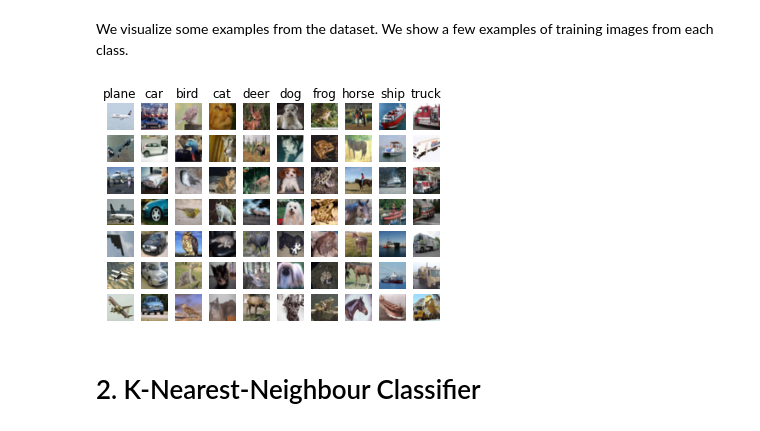
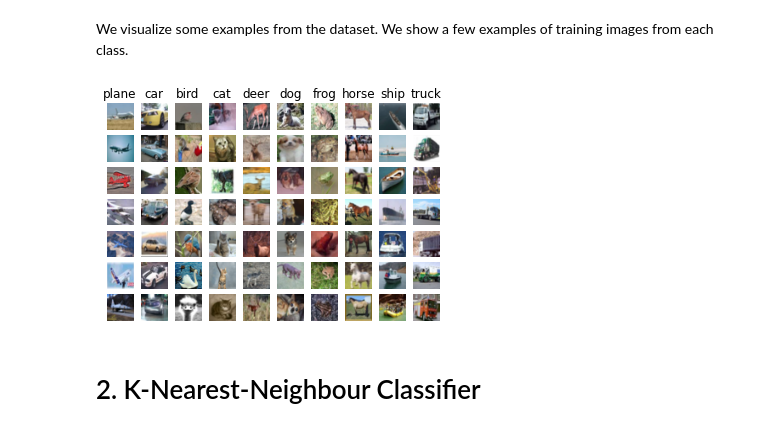
Before and after one commit to AlinkaZimmermann/hslu_deep_learning_in_vision, a Jupyter notebook: notebooks/Block 1/Jupyter Notebook Block 1 - Introduction to Image Classification.ipynb, the cells around one changed output. Cells and saved outputs as stored; diff of their text form; code cells hidden in the pictures.

```diff
--- a/notebooks/Block 1/Jupyter Notebook Block 1 - Introduction to Image Classification.ipynb
+++ b/notebooks/Block 1/Jupyter Notebook Block 1 - Introduction to Image Classification.ipynb
@@ -13,13 +3,15 @@ If you are running on Renkulab, you can skip to the next header
 # %%
+import numpy as np
+
 # function to import CIFAR-10 data set
 def unpickle(file):
     import pickle
     with open(file, 'rb') as fo:
         dict = pickle.load(fo, encoding='bytes')
     return dict
-data_batch_1 = unpickle("./Daten/data_batch_1")
-data_batch_2 = unpickle("./Daten/data_batch_2")
-data_batch_3 = unpickle("./Daten/data_batch_3")
-data_batch_4 = unpickle("./Daten/data_batch_4")
-data_batch_5 = unpickle("./Daten/data_batch_5")
-test_batch = unpickle("./Daten/test_batch")
+data_batch_1 = unpickle("./data/data_batch_1")
+data_batch_2 = unpickle("./data/data_batch_2")
+data_batch_3 = unpickle("./data/data_batch_3")
+data_batch_4 = unpickle("./data/data_batch_4")
+data_batch_5 = unpickle("./data/data_batch_5")
+test_batch = unpickle("./data/test_batch")
@@ -158,24 +143,24 @@ We show a few examples of training images from each class.
 # %%
 %matplotlib inline
 classes = ['plane', 'car', 'bird', 'cat', 'deer', 'dog', 'frog', 'horse', 'ship', 'truck']
 num_classes = len(classes)
 samples_per_class = 7
 
 
 
 for y, cls in enumerate(classes):
     idxs = np.flatnonzero(y_train == y)
     idxs = np.random.choice(idxs, samples_per_class, replace=False)
     for i, idx in enumerate(idxs):
         plt_idx = i * num_classes + y + 1
         plt.subplot(samples_per_class, num_classes, plt_idx)
-        plt.imshow(X_train[idx])
+        plt.imshow(X_train[idx].reshape((3,32,32)).transpose((1,2,0)).astype('uint8'))
         plt.axis('off')
         if i == 0:
             plt.title(cls)
 plt.show()
 # %% [output]
-[figure, old version]
+[figure, new version]
 # %% [markdown]
 # 2. K-Nearest-Neighbour Classifier
 # %% [markdown]
```
Also changed, not shown: parts of 14 cells of this notebook, 2 other files.
